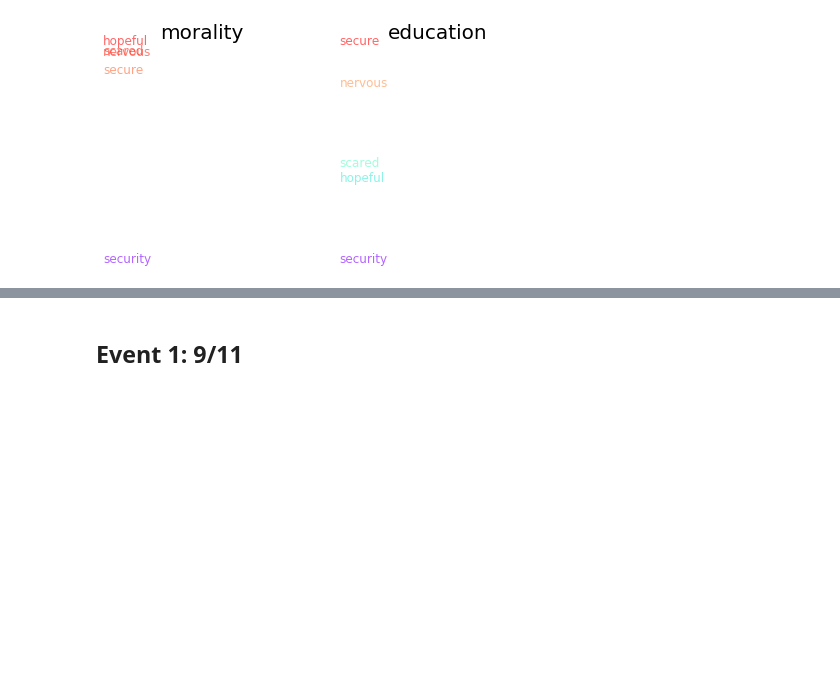
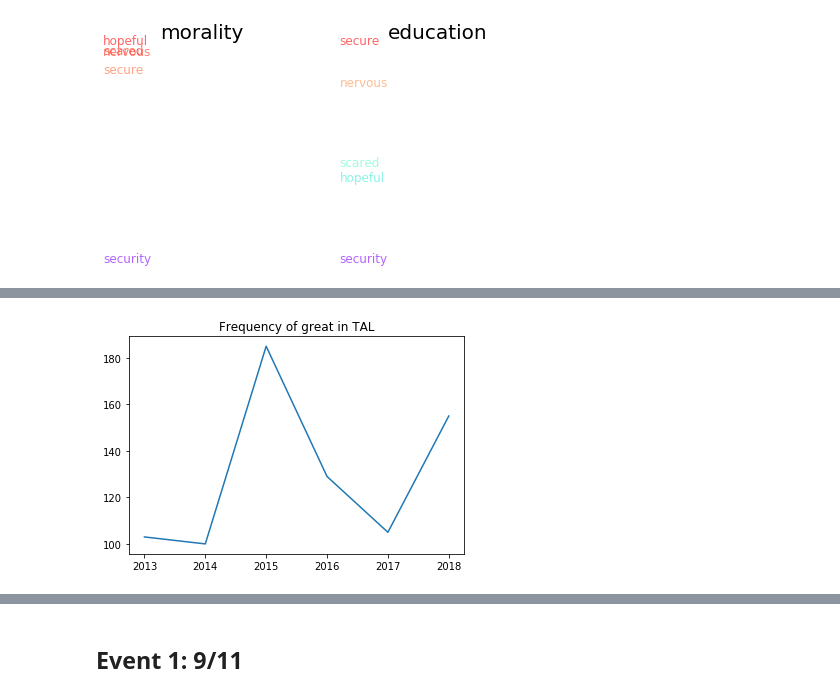
Before and after one commit to laurenjli/nlp-tal, a Jupyter notebook: financial_crisis_analysis.ipynb, the cells around one changed output, grey strips where cells are left out. Drawn from its saved outputs; the diff is of its cells as text; code cells hidden in the pictures; blank space fills up the shorter version.

Commit message:
prelim code running for 2016 elect analysis

```diff
--- a/financial_crisis_analysis.ipynb
+++ b/financial_crisis_analysis.ipynb
@@ -507,0 +515,8 @@ Emotions
+# %%
+before_elect = [2013, 2014, 2015]
+after_elect = [2016, 2017, 2018]
+before_elect_df = tal_df[tal_df['year'].isin(before_elect)]
+after_elect_df = tal_df[tal_df['year'].isin(after_elect)]
+by_year_elect = {}
+for year in before_elect + after_elect:
+    by_year_elect[year] = tal_df[tal_df['year'] == year]
@@ -507,0 +629,4 @@ Emotions
+# %%
+helper.plot_count(tal_df, before_elect + after_elect, 'great')
+# %% [output]
+[figure, added]
```
Also changed, not shown: parts of 42 cells of this notebook.
